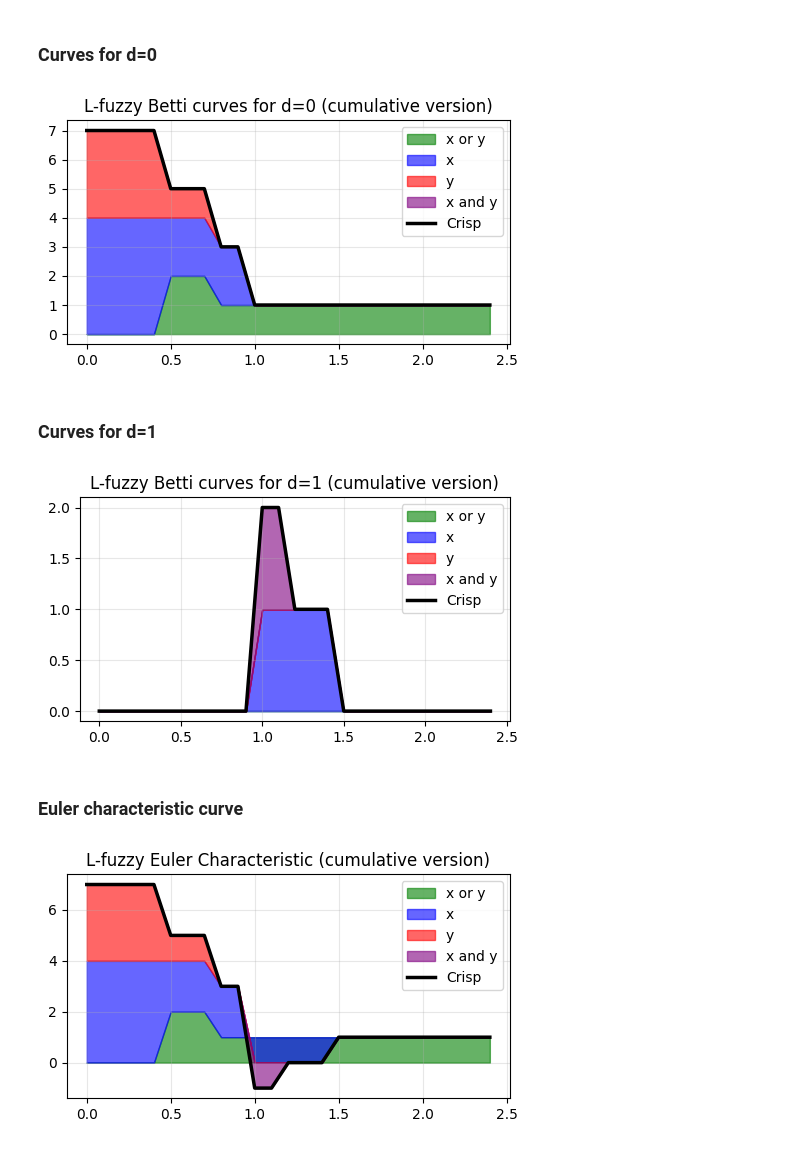
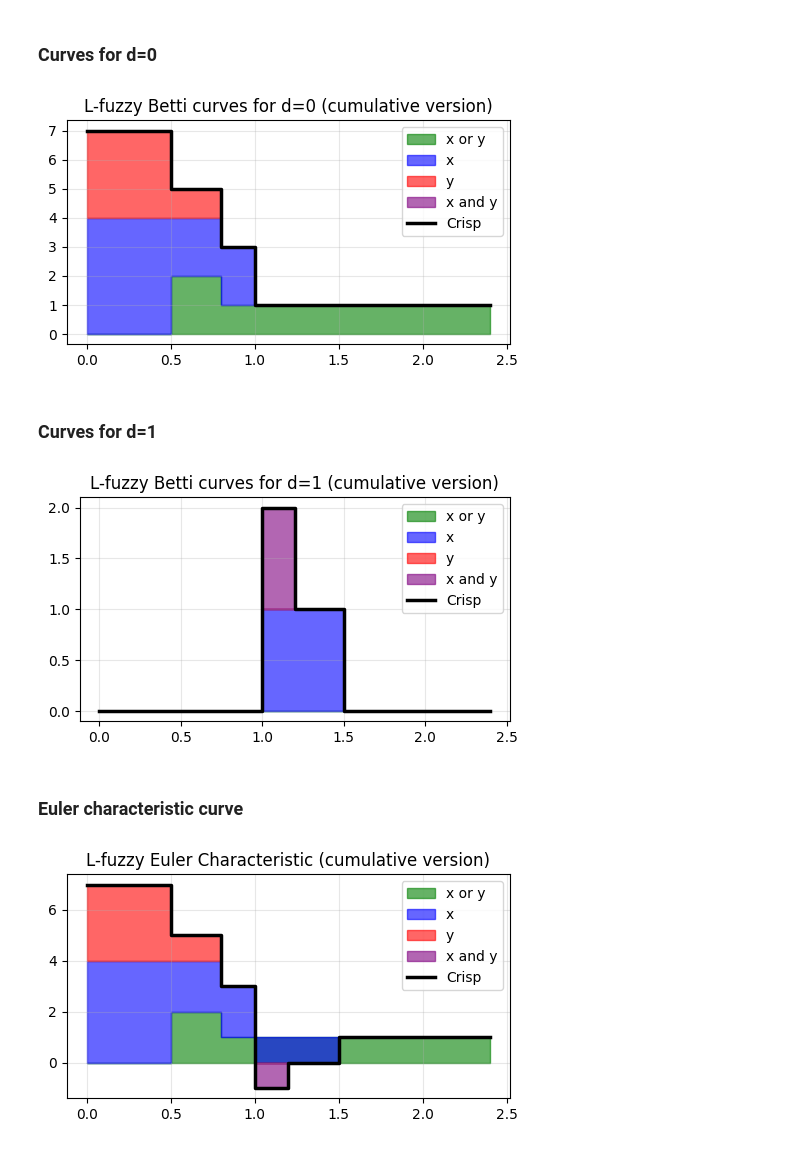
Before and after one commit to JPereraLago/L-fuzzy-Betti-curves, a Jupyter notebook: Experiments/00_Example.ipynb, the cells around one changed output. Saved outputs shown, nothing was run; the diff lists cells and outputs as text; code cells hidden in the pictures.

```diff
--- a/Experiments/00_Example.ipynb
+++ b/Experiments/00_Example.ipynb
@@ -131,0 +112,18 @@ plt.show()
+# %%
+x = predefined_grid
+plt.figure(figsize=(5, 3))
+non_null_indices = [(i, row) for i, row in enumerate(fbcurves_01[0]) if np.any(row)][::-1]
+colors = plt.cm.viridis(np.linspace(0, 1, len(non_null_indices)))[::-1]
+cumulative = np.zeros_like(x)
+for color, (i, row) in zip(colors, non_null_indices):
+    new_cumulative = cumulative + row
+    plt.fill_between(x, cumulative, new_cumulative, color=color, alpha=0.6,
+                     label=labels[i],step='post')
+    cumulative = new_cumulative
+plt.step(x, curve0[0], where="post", color="black", linewidth=2.5, label="Crisp")
+plt.title('L-fuzzy Betti curves for d=0 (cumulative version)')
+plt.grid(True, alpha=0.3)
+plt.legend()
+plt.tight_layout()
+plt.savefig('plots/01_betti0.pdf')
+plt.show()
@@ -140,9 +140,9 @@ cumulative = np.zeros_like(x)
 for color, (i, row) in zip(colors, non_null_indices):
     new_cumulative = cumulative + row
     plt.fill_between(x, cumulative, new_cumulative, color=color, alpha=0.6,
-                     label=labels[i])
+                     label=labels[i],step='post')
     cumulative = new_cumulative
-plt.plot(x, curve1[0], color='black', linewidth=2.5, label='Crisp')
+plt.step(x, curve1[0], where="post", color="black", linewidth=2.5, label="Crisp")
 plt.title('L-fuzzy Betti curves for d=1 (cumulative version)')
 plt.grid(True, alpha=0.3)
 plt.legend()
@@ -165,9 +165,9 @@ cumulative = np.zeros_like(x)
 for color, (i, row) in zip(colors, non_null_indices):
     new_cumulative = cumulative + row
     plt.fill_between(x, cumulative, new_cumulative, color=color, alpha=0.6,
-                     label=labels[i])
+                     label=labels[i],step='post')
     cumulative = new_cumulative
-plt.plot(x, euler[0], color='black', linewidth=2.5, label='Crisp')
+plt.step(x, euler[0], where="post", color="black", linewidth=2.5, label="Crisp")
 plt.title('L-fuzzy Euler Characteristic (cumulative version)')
 plt.grid(True, alpha=0.3)
 plt.legend()
@@ -198,9 +198,9 @@ plt.figure(figsize=(5, 3))
 cumulative = np.zeros_like(x)
 for i in [3,1,2,0]:
     new_cumulative = cumulative + fbcurves_xy[0][i]
-    plt.fill_between(x, cumulative, new_cumulative, color=colors[i], alpha=0.6, label=labels[i])
+    plt.fill_between(x, cumulative, new_cumulative, color=colors[i], alpha=0.6, label=labels[i],step='post')
     cumulative = new_cumulative
-plt.plot(x, curve0[0], color='black', linewidth=2.5, label='Crisp')
+plt.step(x, curve0[0], where="post", color="black", linewidth=2.5, label="Crisp")
 plt.title('L-fuzzy Betti curves for d=0 (cumulative version)')
 plt.grid(True, alpha=0.3)
 plt.legend()
@@ -208,25 +208,25 @@ plt.tight_layout()
 plt.savefig('plots/xy_betti0.pdf')
 plt.show()
 # %% [output]
-[figure, old version]
+[figure, new version]
 # %% [markdown]
 ### Curves for d=1
 # %%
 plt.figure(figsize=(5, 3))
 cumulative = np.zeros_like(x)
 for i in [3,1,2,0]:
     new_cumulative = cumulative + fbcurves_xy[1][i]
-    plt.fill_between(x, cumulative, new_cumulative, color=colors[i], alpha=0.6, label=labels[i])
+    plt.fill_between(x, cumulative, new_cumulative, color=colors[i], alpha=0.6, label=labels[i],step='post')
     cumulative = new_cumulative
-plt.plot(x, curve1[0], color='black', linewidth=2.5, label='Crisp')
+plt.step(x, curve1[0], where="post", color="black", linewidth=2.5, label="Crisp")
 plt.title('L-fuzzy Betti curves for d=1 (cumulative version)')
 plt.grid(True, alpha=0.3)
 plt.legend()
 plt.tight_layout()
 plt.savefig('plots/xy_betti1.pdf')
 plt.show()
 # %% [output]
-[figure, old version]
+[figure, new version]
 # %% [markdown]
 ### Euler characteristic curve
 # %%
@@ -236,9 +236,9 @@ plt.figure(figsize=(5, 3))
 cumulative = np.zeros_like(x)
 for i in [3,1,2,0]:
     new_cumulative = cumulative + feuler_xy[i]
-    plt.fill_between(x, cumulative, new_cumulative, color=colors[i], alpha=0.6, label=labels[i])
+    plt.fill_between(x, cumulative, new_cumulative, color=colors[i], alpha=0.6, label=labels[i],step='post')
     cumulative = new_cumulative
-plt.plot(x, euler[0], color='black', linewidth=2.5, label='Crisp')
+plt.step(x, euler[0], where="post", color="black", linewidth=2.5, label="Crisp")
 plt.title('L-fuzzy Euler Characteristic (cumulative version)')
 plt.grid(True, alpha=0.3)
 plt.legend()
@@ -246,4 +246,4 @@ plt.tight_layout()
 plt.savefig('plots/xy_euler.pdf')
 plt.show()
 # %% [output]
-[figure, old version]
+[figure, new version]
```
Also changed, not shown: parts of 4 cells of this notebook, 5 other files.
